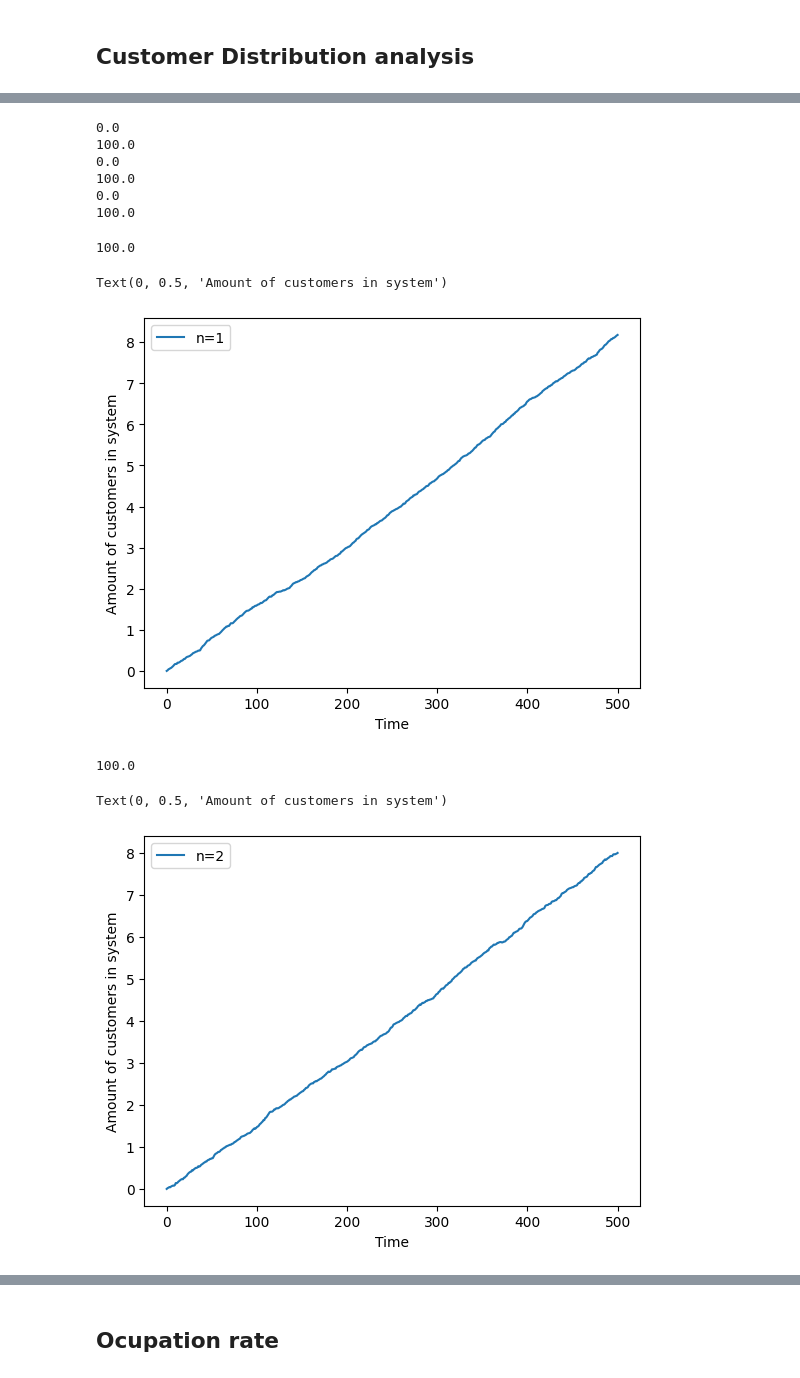
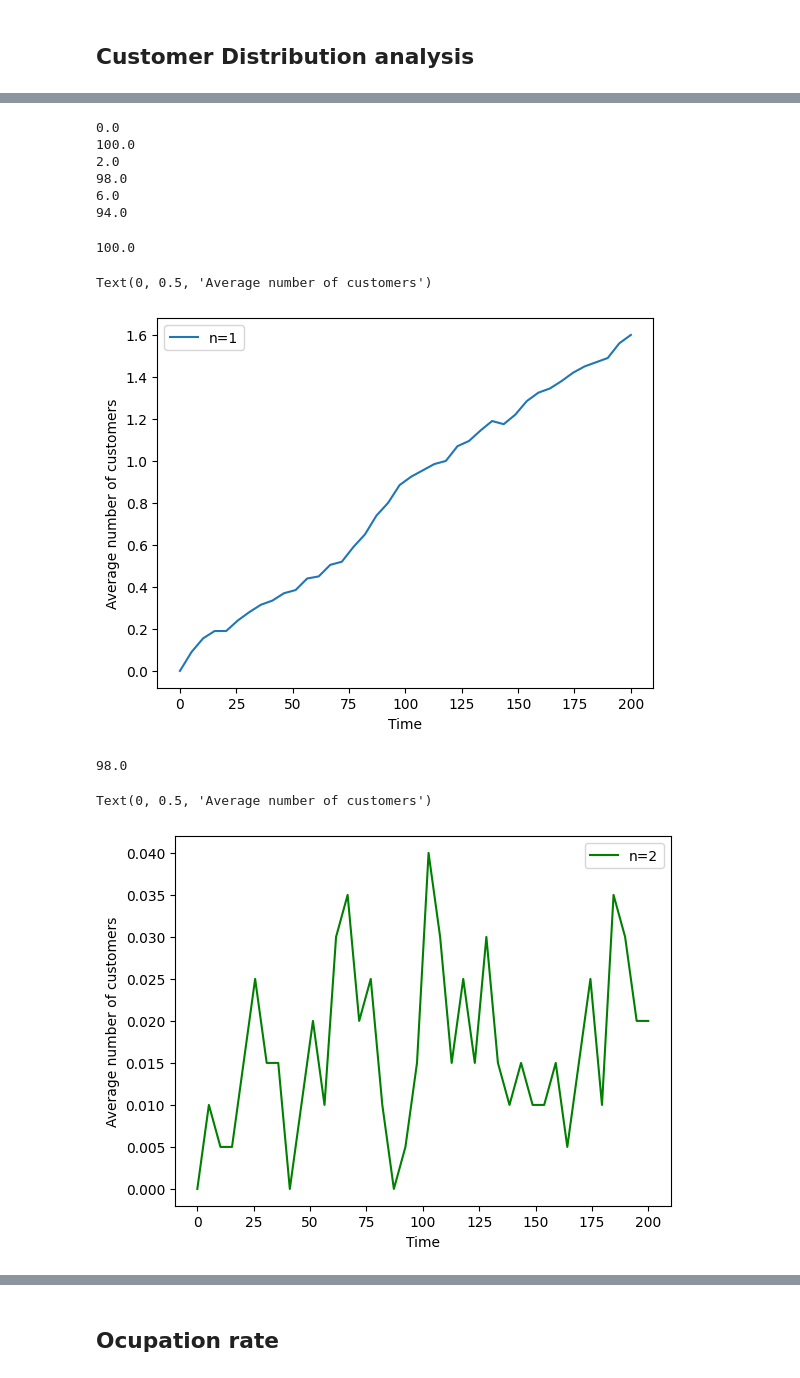
Before and after one commit to gajera-divya/Stochastic_simulations, a Jupyter notebook: SS_Kenia_Divya_Thomas_Assignment2.ipynb, the cells around one changed output, grey strips where cells are left out. Saved outputs shown, nothing was run; the diff lists cells and outputs as text; code cells hidden in the pictures.

Commit message:
new plots and comments

```diff
--- a/SS_Kenia_Divya_Thomas_Assignment2.ipynb
+++ b/SS_Kenia_Divya_Thomas_Assignment2.ipynb
@@ -35,7 +35,7 @@ class g:
     number_of_servers = 1
     arrival_rate = 1/number_of_servers
     service_rate = 2
-    sim_duration = 500
+    sim_duration = 200
     number_of_runs = 10
 
 class Customer:
@@ -90,7 +90,7 @@ class Queue:
             if self.queue_type == "MMn":
                 sampled_service_time = random.expovariate(g.service_rate)
             elif self.queue_type == "MDn":
-                sampled_service_time = 3.6
+                sampled_service_time = 0.5
             elif self.queue_type == "MLn":
                     rand = random.random()
                     if rand <= 0.75:
@@ -216,7 +216,7 @@ Text(0, 0.5, 'Avg Waiting Time')
 # %% [markdown]
 ## Customer Distribution analysis
 # %%
-TIME_STEPS = np.linspace(0, 500, num=500) #[0, 5, 10, 15, 20, 25, 30, 35, 40, 45, 50, 55, 60, 65, 70, 75, 80, 85, 90, 95, 100, 105, 110, 115, 120, 125, 130, 135, 140, 145, 150, 155, 160, 165, 170, 175, 180, 185, 190, 195, 200]
+TIME_STEPS = np.linspace(0, 200, num=100) #[0, 5, 10, 15, 20, 25, 30, 35, 40, 45, 50, 55, 60, 65, 70, 75, 80, 85, 90, 95, 100, 105, 110, 115, 120, 125, 130, 135, 140, 145, 150, 155, 160, 165, 170, 175, 180, 185, 190, 195, 200]
 # %%
 def customer_distribution(type_queue, n, total_time, MU):
     customer_distribution = []
@@ -224,6 +224,7 @@ def customer_distribution(type_queue, n, total_time, MU):
     g.number_of_runs = 200
     g.arrival_rate = MU*0.9
     g.service_rate = MU
+    g.sim_duration = 200
     for run in range(g.number_of_runs):
         queue_model = Queue(run, type_queue)
         queue_model.run()
@@ -234,29 +235,28 @@ def customer_distribution(type_queue, n, total_time, MU):
         temp_customer_time_step = 0
         customer_distribution = 0
         unoccupied_queue = 0
+
+        # Per time-step the customers in the system is calculated
         for t_step in range(len(total_time) - 1):
             arrivals_time_step = ((total_time[t_step] <= arrival_times_run) & (arrival_times_run <= total_time[t_step + 1])).sum()
-            #print(arrivals_time_step)
             departures_time_step = ((total_time[t_step] <= departure_times_run) & (departure_times_run <= total_time[t_step + 1])).sum()
-            #print(departures_time_step)
             customers_time_step = temp_customer_time_step + (arrivals_time_step - departures_time_step)
             temp_customer_time_step = customers_time_step
             temp_customer_distribution.append(customers_time_step)
+
+            # Keeps track if the queue is empty
             if customers_time_step == 0:
                 unoccupied_queue += 1
-            #print(temp_customer_distribution)
+
         customer_distribution += np.array(temp_customer_distribution)
         unoccupied_queue_list.append(unoccupied_queue)
-        #print(customer_distribution)
 
     avg_customer_distribution = customer_distribution / g.number_of_runs
     unoccupied_queue_mean = sum(unoccupied_queue_list)/ len(unoccupied_queue_list)
-    print(unoccupied_queue_mean)
-    occupied_mean = ((500 - (unoccupied_queue_mean)) /500) * 100
-    print(occupied_mean)
-    #print(avg_customer_distribution)
+    occupied_mean = ((200 - (unoccupied_queue_mean * 2)) /200) * 100
     cd = avg_customer_distribution.tolist()
     cd.insert(0,0)
+
     return cd, occupied_mean
 # %%
 cd_1_MMn, occupied_rate_1 = customer_distribution("MMn", 1, TIME_STEPS, MU)
@@ -306,29 +306,29 @@ cd_4_MDn, occupied_rate_4_MDn = customer_distribution("MDn", 4, TIME_STEPS, MU)
 # %% [output]
 0.0
 100.0
-0.0
-100.0
-0.0
-100.0
+2.0
+98.0
+6.0
+94.0
 # %%
 print(occupied_rate_1_MDn)
 plt.plot(TIME_STEPS, cd_1_MDn, label="n=1")
 plt.legend()
 plt.xlabel("Time")
-plt.ylabel("Amount of customers in system")
+plt.ylabel("Average number of customers")
 # %% [output]
 100.0
-Text(0, 0.5, 'Amount of customers in system')
+Text(0, 0.5, 'Average number of customers')
-[figure, old version]
+[figure, new version]
 # %%
 print(occupied_rate_2_MDn)
-plt.plot(TIME_STEPS, cd_2_MDn, label="n=2")
+plt.plot(TIME_STEPS, cd_2_MDn, label="n=2", color="green")
 plt.legend()
 plt.xlabel("Time")
-plt.ylabel("Amount of customers in system")
+plt.ylabel("Average number of customers")
 # %% [output]
-100.0
+98.0
-Text(0, 0.5, 'Amount of customers in system')
+Text(0, 0.5, 'Average number of customers')
-[figure, old version]
+[figure, new version]
 # %%
 print(occupied_rate_4_MDn)
```
Also changed, not shown: parts of 12 cells of this notebook, 9 other files.
